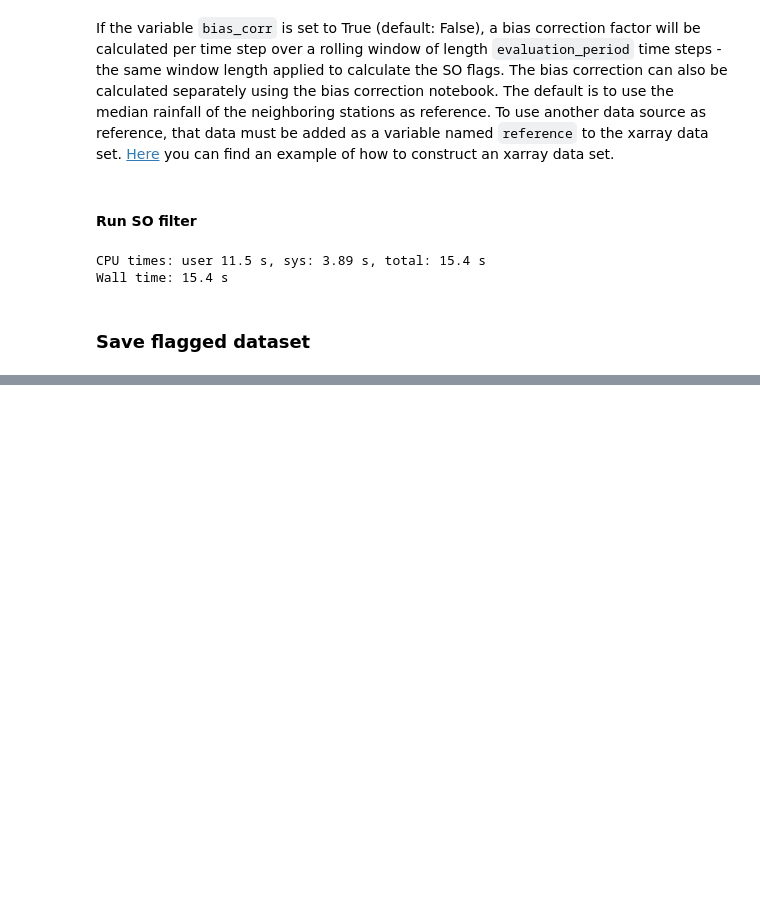
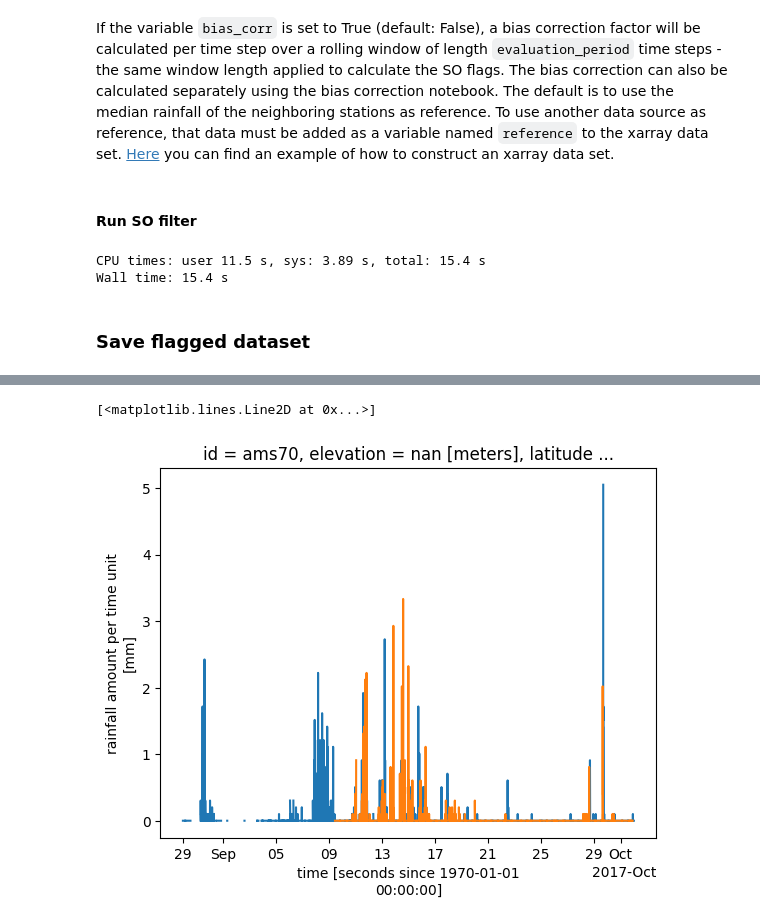
Before and after one commit to OpenSenseAction/pypwsqc, a Jupyter notebook: docs/notebooks/Station_Outlier_filter.ipynb, the cells around one changed output, grey strips where cells are left out. Cells and saved outputs as stored; diff of their text form; code cells hidden in the pictures; blank space fills up the shorter version.

```diff
--- a/docs/notebooks/Station_Outlier_filter.ipynb
+++ b/docs/notebooks/Station_Outlier_filter.ipynb
@@ -148,0 +173,19 @@ ds_pws_flagged.to_netcdf("so_flagged_dataset.nc")
+# %%
+result = pypwsqc.flagging.so_filter(
+    ds_pws=ds_test,
+    distance_matrix=distance_matrix,
+    evaluation_period=evaluation_period,
+    mmatch=200,
+    gamma=0.15,
+    n_stat=5,
+    max_distance=10e3,
+    bias_corr=True,
+    beta=0.2,
+    dbc=1,
+)
+# %%
+result.sel(id="ams4").rainfall.plot()
+result.sel(id="ams70").rainfall.plot()
+# %% [output]
+[<matplotlib.lines.Line2D at 0x...>]
+[figure, added]
```
Also changed, not shown: parts of 6 cells of this notebook, 2 other files.
